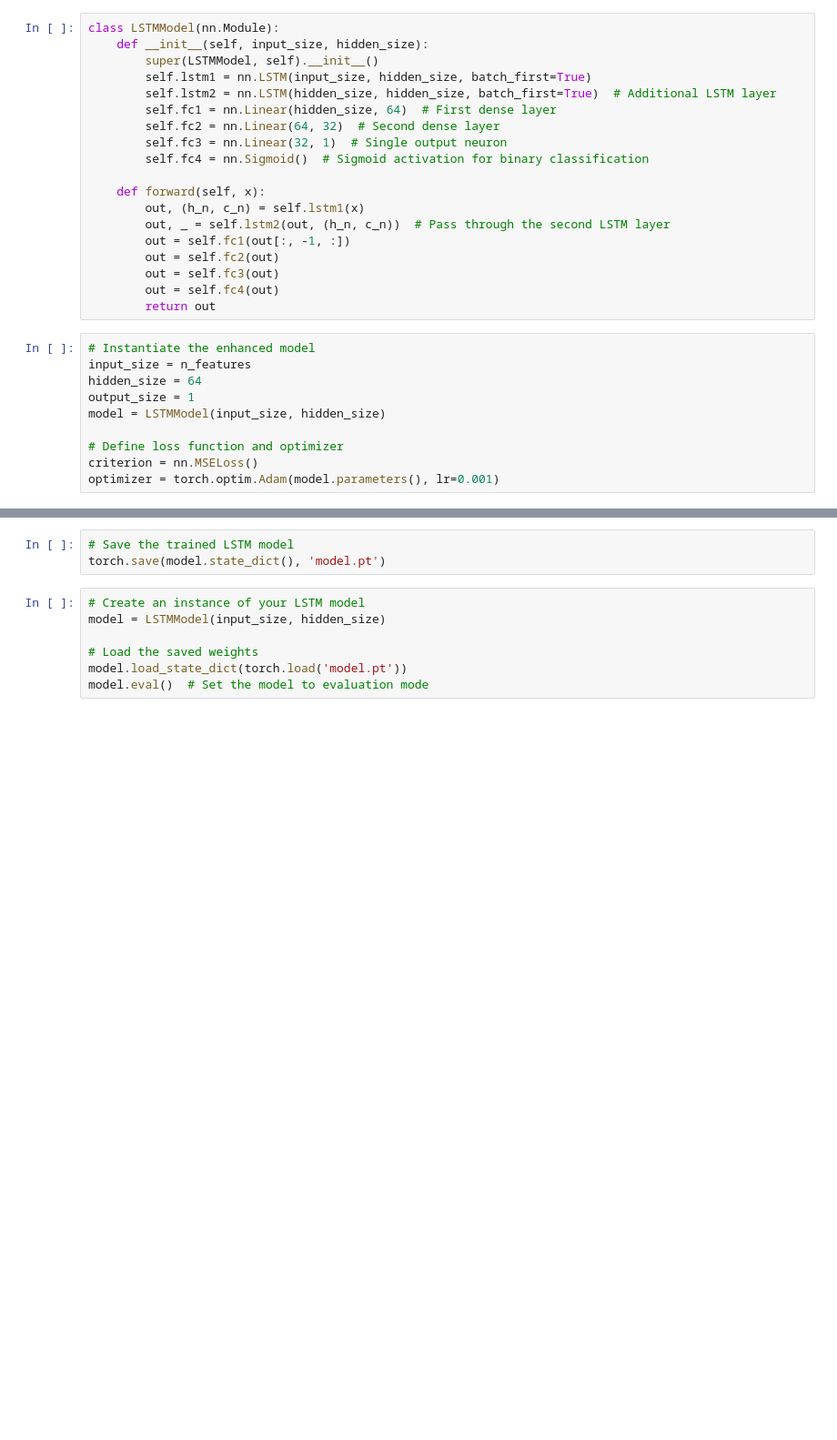
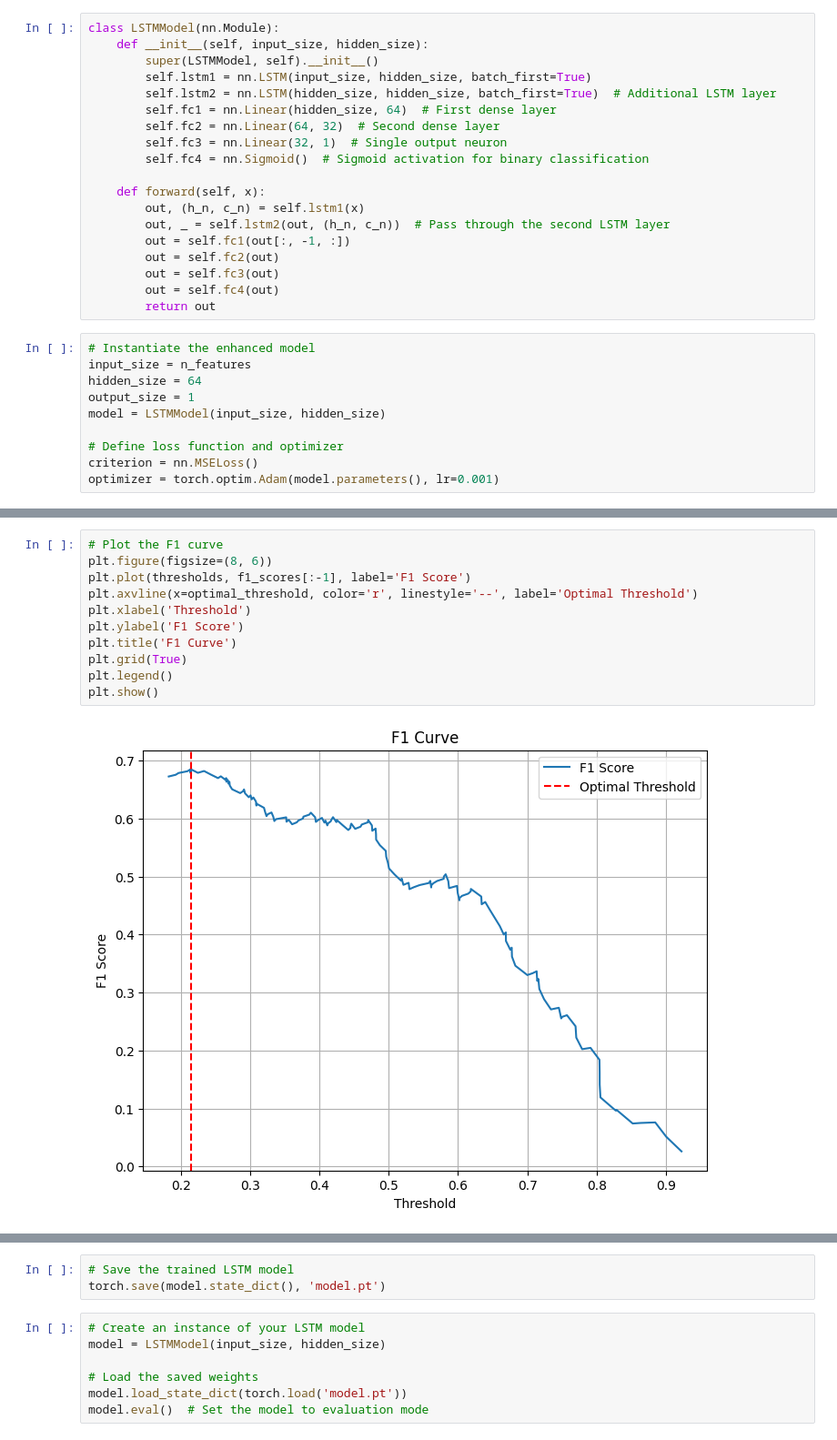
Before and after one commit to jblagana/eee-capstone, a Jupyter notebook: inference/LSTM_v1/lstm_simple.ipynb, the cells around one changed output, grey strips where cells are left out. Shown: that part at 91% size. Saved outputs shown, nothing was run; the diff lists cells and outputs as text; blank space fills up the shorter version.

```diff
--- a/inference/LSTM_v1/lstm_simple.ipynb
+++ b/inference/LSTM_v1/lstm_simple.ipynb
@@ -128,0 +162,13 @@ Test Loss: 0.2938
+# %%
+# Plot the F1 curve
+plt.figure(figsize=(8, 6))
+plt.plot(thresholds, f1_scores[:-1], label='F1 Score')
+plt.axvline(x=optimal_threshold, color='r', linestyle='--', label='Optimal Threshold')
+plt.xlabel('Threshold')
+plt.ylabel('F1 Score')
+plt.title('F1 Curve')
+plt.grid(True)
+plt.legend()
+plt.show()
+# %% [output]
+[figure, added]
```
Also changed, not shown: parts of 8 cells of this notebook, 1 other file.
